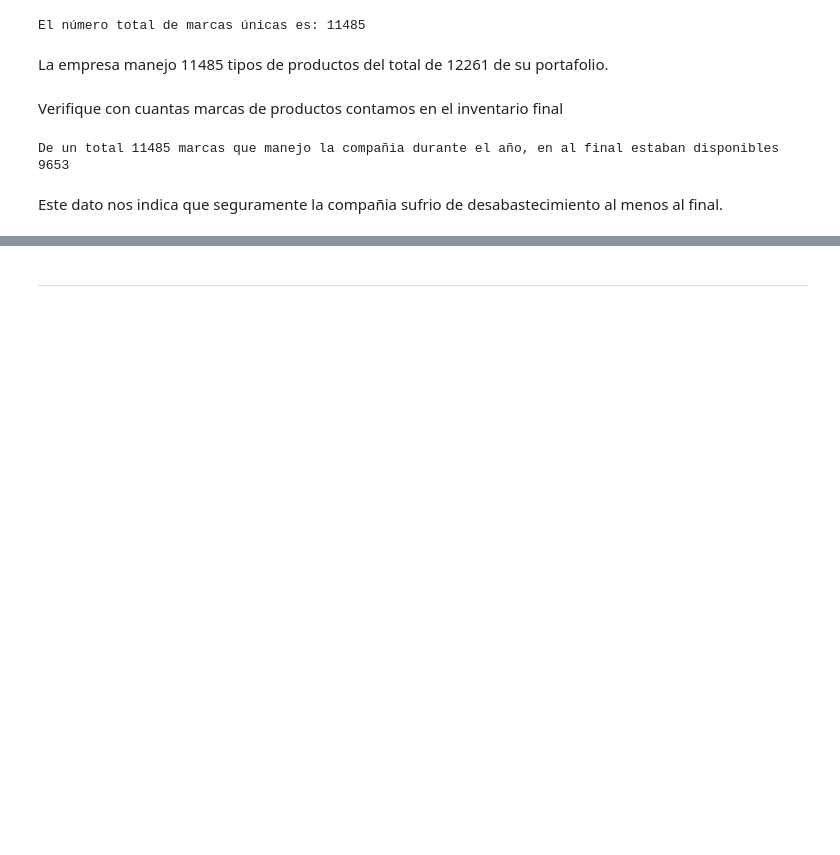
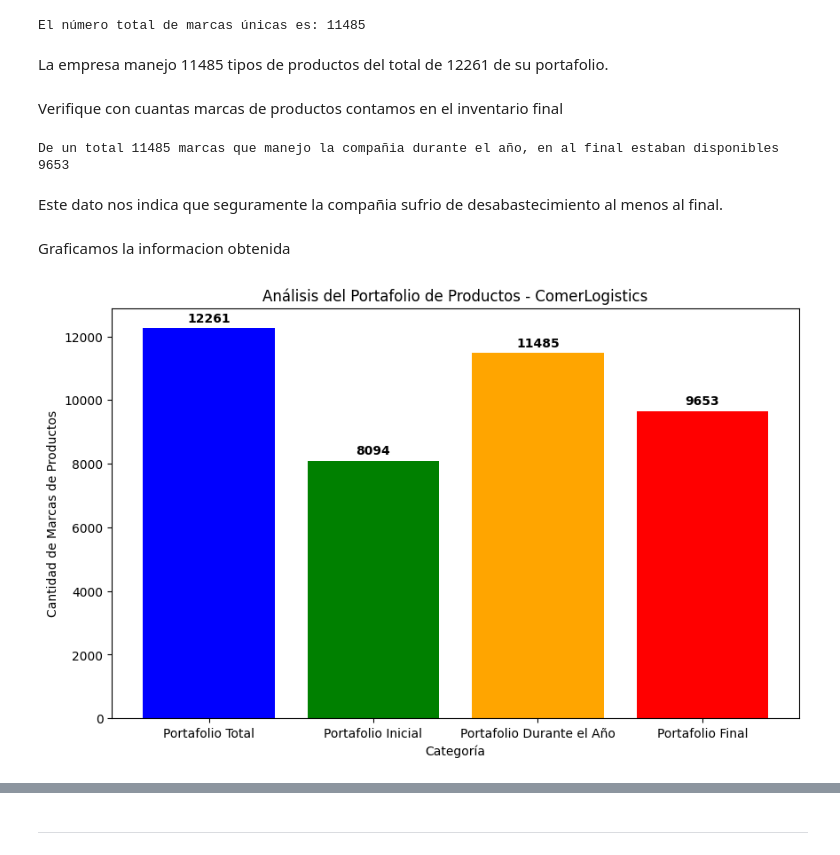
Before and after one commit to Dapt01G2-Henry/ComerLogistics, a Jupyter notebook: Sprint_1/EDA y ETL/AnalisisTablas.ipynb, the cells around one changed output, grey strips where cells are left out. Saved outputs shown, nothing was run; the diff lists cells and outputs as text; code cells hidden in the pictures; blank space fills up the shorter version.

```diff
--- a/Sprint_1/EDA y ETL/AnalisisTablas.ipynb
+++ b/Sprint_1/EDA y ETL/AnalisisTablas.ipynb
@@ -424,3 +424,33 @@ print(f"De un total {total_unique_brands} marcas que manejo la compañia durante
 De un total 11485 marcas que manejo la compañia durante el año, en al final estaban disponibles 9653
 # %% [markdown]
 Este dato nos indica que seguramente la compañia sufrio de desabastecimiento al menos al final.
+# %% [markdown]
+Graficamos la informacion obtenida
+# %%
+import pandas as pd
+import matplotlib.pyplot as plt
+
+# Datos basados en las imágenes proporcionadas
+categorias = ['Portafolio Total', 'Portafolio Inicial', 'Portafolio Durante el Año', 'Portafolio Final']
+cantidades = [Portafolio, PortafolioInicial, total_unique_brands, PortafolioFinal]
+
+# Crear DataFrame
+df_grafico = pd.DataFrame({'Categoría': categorias, 'Cantidad': cantidades})
+
+# Configuración del gráfico
+plt.figure(figsize=(10, 6))
+plt.bar(df_grafico['Categoría'], df_grafico['Cantidad'], color=['blue', 'green', 'orange', 'red'])
+
+# Agregar títulos y etiquetas
+plt.title('Análisis del Portafolio de Productos - ComerLogistics')
+plt.xlabel('Categoría')
+plt.ylabel('Cantidad de Marcas de Productos')
+
+# Mostrar el valor de cada barra
+for i, v in enumerate(df_grafico['Cantidad']):
+    plt.text(i, v + 200, str(v), ha='center', fontweight='bold')
+
+# Mostrar el gráfico
+plt.show()
+# %% [output]
+[figure, added]
```
Also changed, not shown: parts of 2 cells of this notebook.
